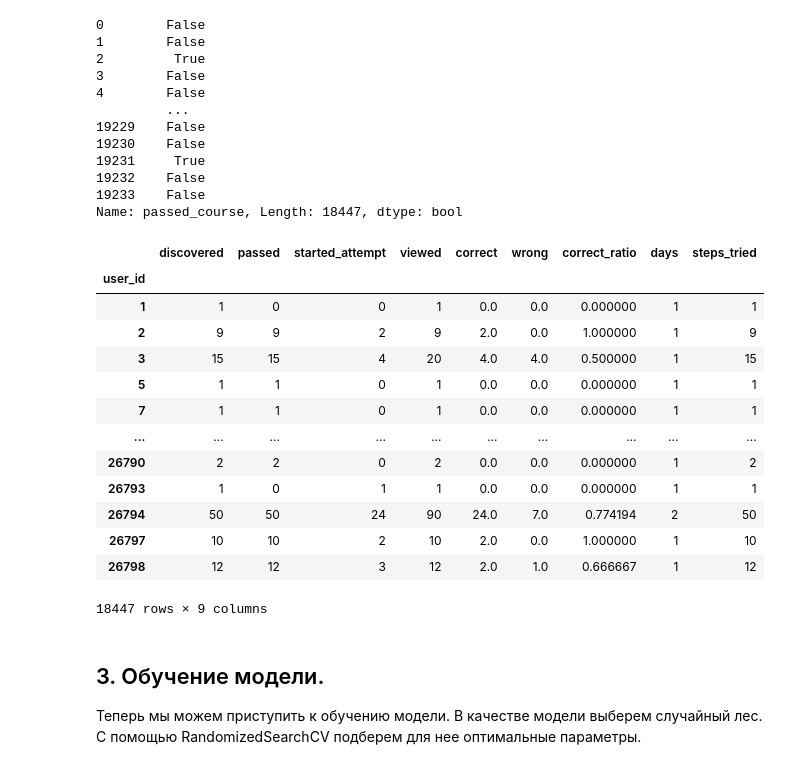
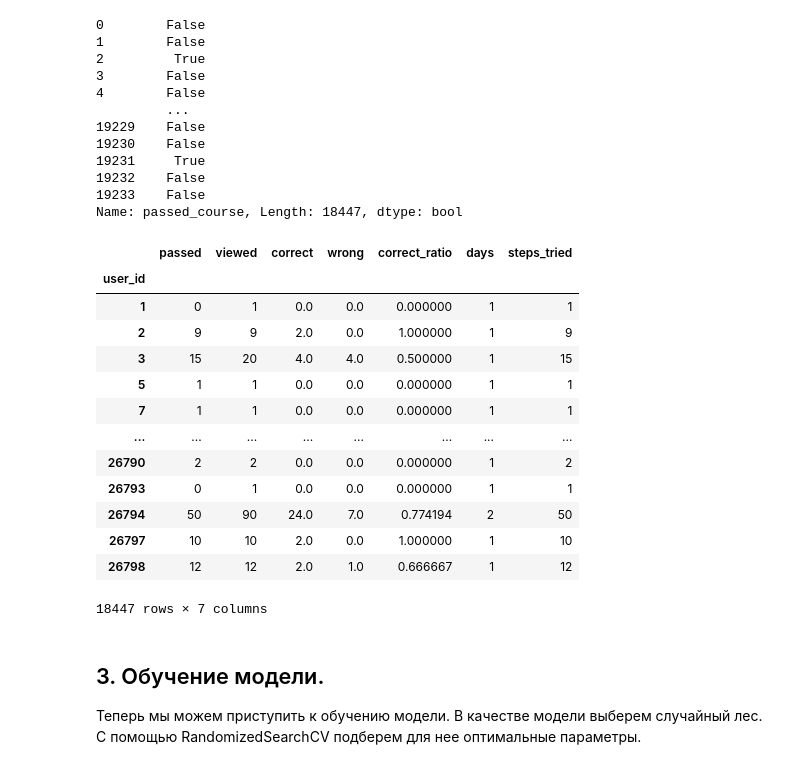
Before and after one commit to mikeasta/StepikDropout, a Jupyter notebook: contest_submission.ipynb, the cells around one changed output. Drawn from its saved outputs; the diff is of its cells as text; code cells hidden in the pictures.

```diff
--- a/contest_submission.ipynb
+++ b/contest_submission.ipynb
@@ -685,23 +685,24 @@ y
 19232    False
 19233    False
 Name: passed_course, Length: 18447, dtype: bool
-# %%
-X
-# %% [output]
-|  | discovered | passed | started_attempt | viewed | correct | wrong | correct_ratio | days | steps_tried |
-| user_id |  |  |  |  |  |  |  |  |  |
-| 1 | 1 | 0 | 0 | 1 | 0.0 | 0.0 | 0.000000 | 1 | 1 |
-| 2 | 9 | 9 | 2 | 9 | 2.0 | 0.0 | 1.000000 | 1 | 9 |
-| 3 | 15 | 15 | 4 | 20 | 4.0 | 4.0 | 0.500000 | 1 | 15 |
-| 5 | 1 | 1 | 0 | 1 | 0.0 | 0.0 | 0.000000 | 1 | 1 |
-| 7 | 1 | 1 | 0 | 1 | 0.0 | 0.0 | 0.000000 | 1 | 1 |
-| ... | ... | ... | ... | ... | ... | ... | ... | ... | ... |
-| 26790 | 2 | 2 | 0 | 2 | 0.0 | 0.0 | 0.000000 | 1 | 2 |
-| 26793 | 1 | 0 | 1 | 1 | 0.0 | 0.0 | 0.000000 | 1 | 1 |
-| 26794 | 50 | 50 | 24 | 90 | 24.0 | 7.0 | 0.774194 | 2 | 50 |
-| 26797 | 10 | 10 | 2 | 10 | 2.0 | 0.0 | 1.000000 | 1 | 10 |
-| 26798 | 12 | 12 | 3 | 12 | 2.0 | 1.0 | 0.666667 | 1 | 12 |
-18447 rows × 9 columns
+# %%
+X = X.drop(["discovered", "started_attempt"], axis=1)
+X
+# %% [output]
+|  | passed | viewed | correct | wrong | correct_ratio | days | steps_tried |
+| user_id |  |  |  |  |  |  |  |
+| 1 | 0 | 1 | 0.0 | 0.0 | 0.000000 | 1 | 1 |
+| 2 | 9 | 9 | 2.0 | 0.0 | 1.000000 | 1 | 9 |
+| 3 | 15 | 20 | 4.0 | 4.0 | 0.500000 | 1 | 15 |
+| 5 | 1 | 1 | 0.0 | 0.0 | 0.000000 | 1 | 1 |
+| 7 | 1 | 1 | 0.0 | 0.0 | 0.000000 | 1 | 1 |
+| ... | ... | ... | ... | ... | ... | ... | ... |
+| 26790 | 2 | 2 | 0.0 | 0.0 | 0.000000 | 1 | 2 |
+| 26793 | 0 | 1 | 0.0 | 0.0 | 0.000000 | 1 | 1 |
+| 26794 | 50 | 90 | 24.0 | 7.0 | 0.774194 | 2 | 50 |
+| 26797 | 10 | 10 | 2.0 | 0.0 | 1.000000 | 1 | 10 |
+| 26798 | 12 | 12 | 2.0 | 1.0 | 0.666667 | 1 | 12 |
+18447 rows × 7 columns
 # %% [markdown]
 ## 3. Обучение модели.
 Теперь мы можем приступить к обучению модели. В качестве модели выберем случайный лес. С помощью RandomizedSearchCV подберем для нее оптимальные параметры.
```
Also changed, not shown: parts of 5 cells of this notebook, 1 other file.
